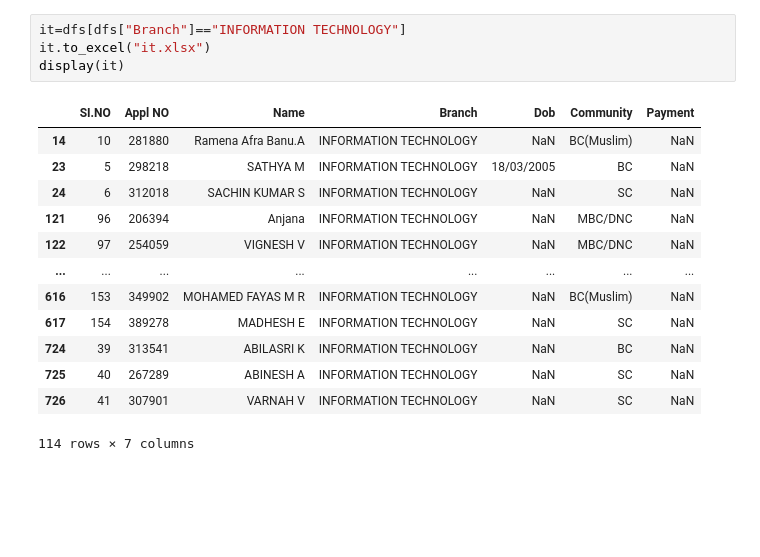
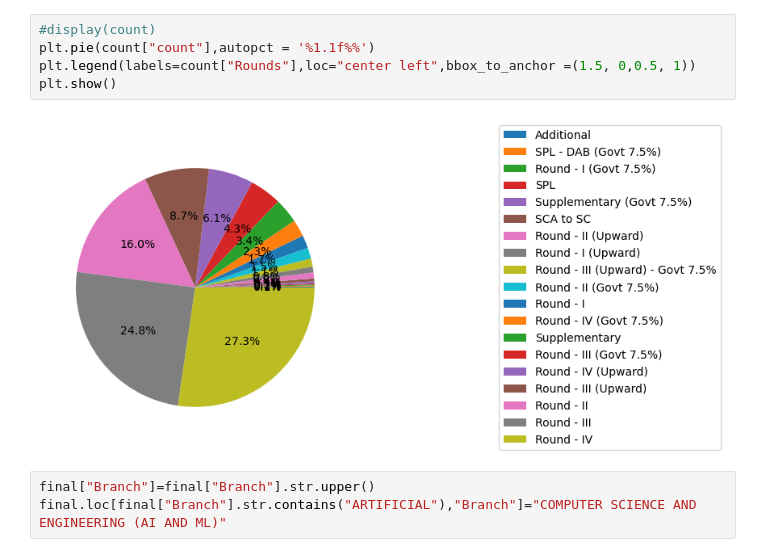
Before and after one commit to Rajadurai2/fun-programs-, a Jupyter notebook: AU.ipynb, the cells around one changed output. Saved outputs shown, nothing was run; the diff lists cells and outputs as text; blank space fills up the shorter version.

```diff
--- a/AU.ipynb
+++ b/AU.ipynb
@@ -85,18 +62,10 @@ display(cse)
-# %%
-it=dfs[dfs["Branch"]=="INFORMATION TECHNOLOGY"]
-it.to_excel("it.xlsx")
-display(it)
-# %% [output]
-|  | SI.NO | Appl NO | Name | Branch | Dob | Community | Payment |
-| 14 | 10 | 281880 | Ramena Afra Banu.A | INFORMATION TECHNOLOGY | NaN | BC(Muslim) | NaN |
-| 23 | 5 | 298218 | SATHYA M | INFORMATION TECHNOLOGY | 18/03/2005 | BC | NaN |
-| 24 | 6 | 312018 | SACHIN KUMAR S | INFORMATION TECHNOLOGY | NaN | SC | NaN |
-| 121 | 96 | 206394 | Anjana | INFORMATION TECHNOLOGY | NaN | MBC/DNC | NaN |
-| 122 | 97 | 254059 | VIGNESH V | INFORMATION TECHNOLOGY | NaN | MBC/DNC | NaN |
-| ... | ... | ... | ... | ... | ... | ... | ... |
-| 616 | 153 | 349902 | MOHAMED FAYAS M R | INFORMATION TECHNOLOGY | NaN | BC(Muslim) | NaN |
-| 617 | 154 | 389278 | MADHESH E | INFORMATION TECHNOLOGY | NaN | SC | NaN |
-| 724 | 39 | 313541 | ABILASRI K | INFORMATION TECHNOLOGY | NaN | BC | NaN |
-| 725 | 40 | 267289 | ABINESH A | INFORMATION TECHNOLOGY | NaN | SC | NaN |
-| 726 | 41 | 307901 | VARNAH V | INFORMATION TECHNOLOGY | NaN | SC | NaN |
-114 rows × 7 columns
+# %%
+#display(count)
+plt.pie(count["count"],autopct = '%1.1f%%')
+plt.legend(labels=count["Rounds"],loc="center left",bbox_to_anchor =(1.5, 0,0.5, 1))
+plt.show()
+# %% [output]
+[figure, added]
+# %%
+final["Branch"]=final["Branch"].str.upper()
+final.loc[final["Branch"].str.contains("ARTIFICIAL"),"Branch"]="COMPUTER SCIENCE AND ENGINEERING (AI AND ML)"
```
Also changed, not shown: parts of 11 cells of this notebook.
